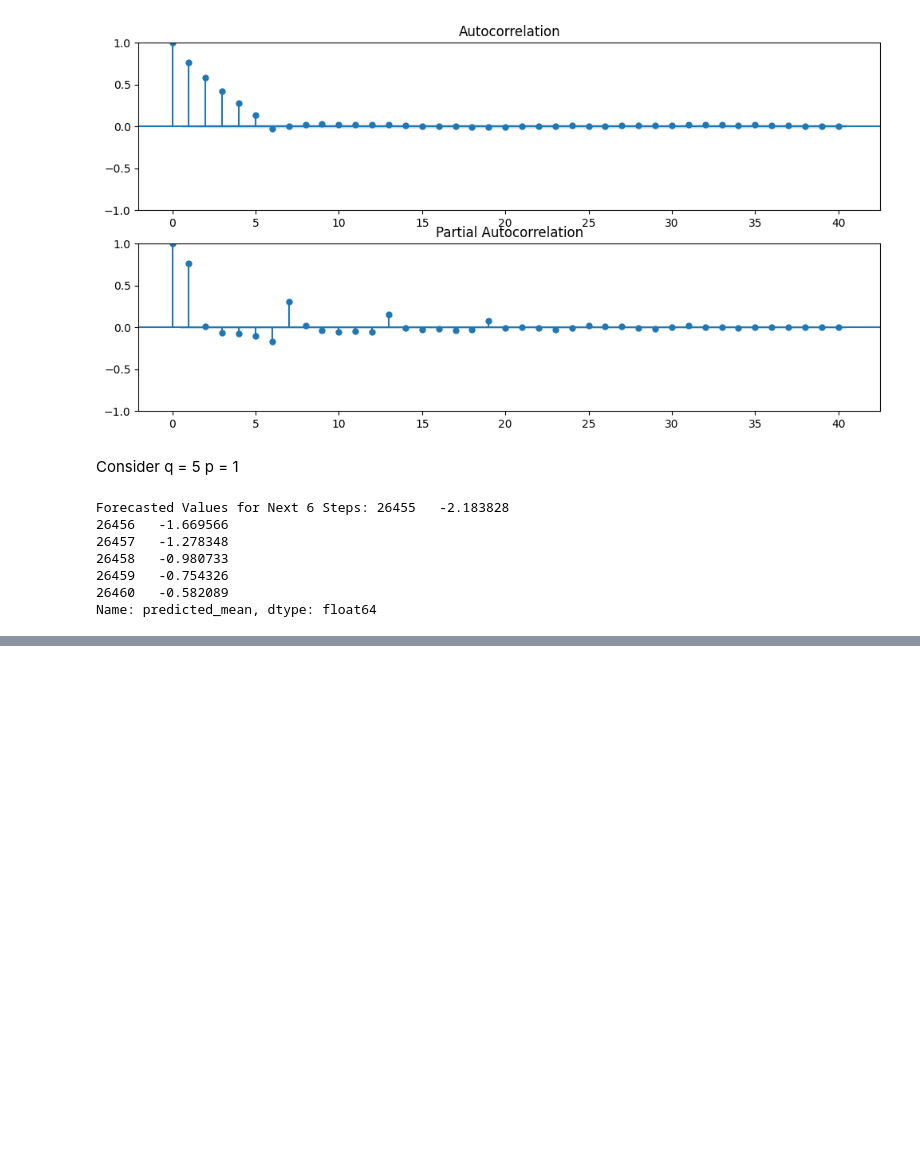
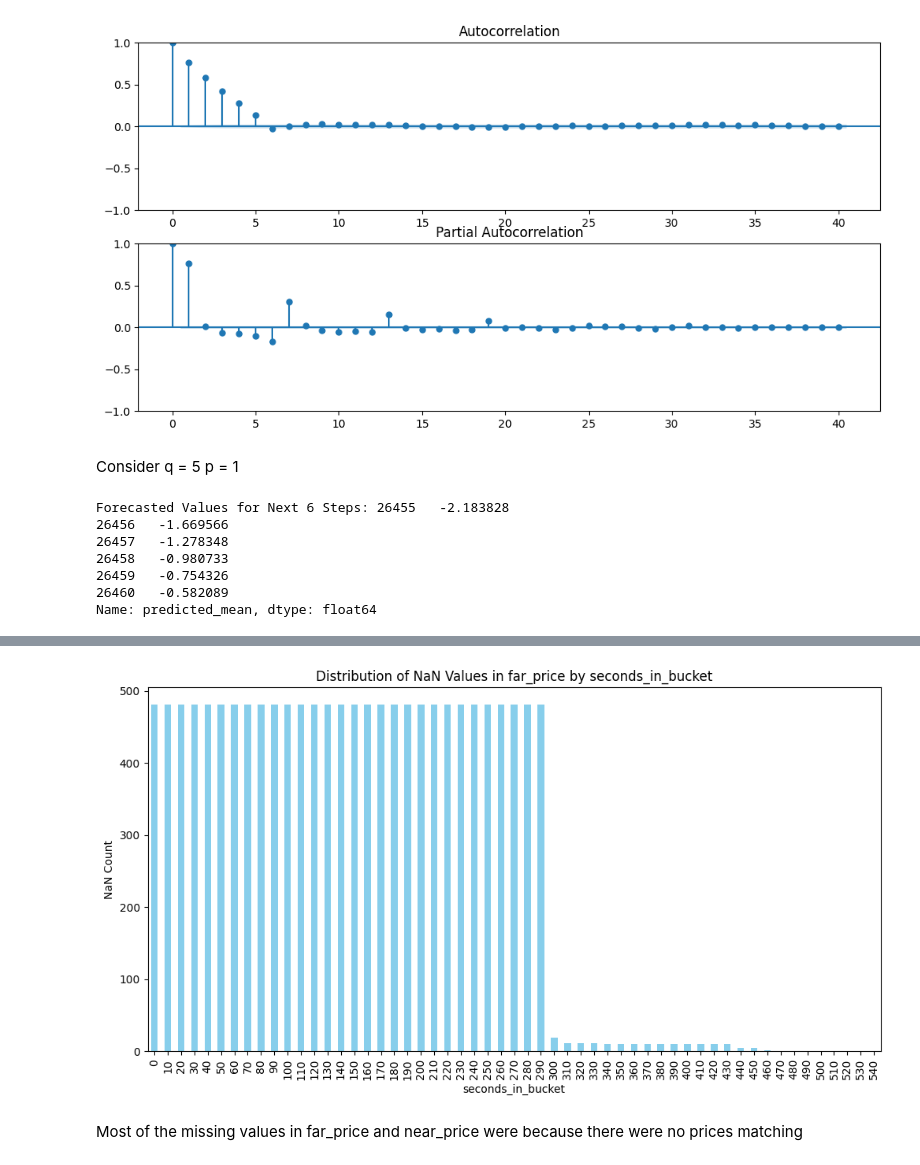
Before and after one commit to UNT-CSCE-Projects/US_stock_market_prediction, a Jupyter notebook: Optiver_stock_closing_price.ipynb, the cells around one changed output, grey strips where cells are left out. Drawn from its saved outputs; the diff is of its cells as text; code cells hidden in the pictures; blank space fills up the shorter version.

```diff
--- a/Optiver_stock_closing_price.ipynb
+++ b/Optiver_stock_closing_price.ipynb
@@ -360,0 +393,22 @@ Name: predicted_mean, dtype: float64
+# %%
+import pandas as pd
+import matplotlib.pyplot as plt
+
+# Assuming you have your data in a DataFrame named 'stock_52'
+# Replace 'stock_52' with your actual DataFrame name
+
+# Group the data by 'seconds_in_bucket' and calculate the count of NaN values in 'far_price'
+nan_count = stock_52.groupby('seconds_in_bucket')['far_price'].apply(lambda x: x.isna().sum())
+
+# Create a bar chart to visualize the distribution of NaN values
+plt.figure(figsize=(12, 6))
+nan_count.plot(kind='bar', color='skyblue')
+plt.title('Distribution of NaN Values in far_price by seconds_in_bucket')
+plt.xlabel('seconds_in_bucket')
+plt.ylabel('NaN Count')
+plt.xticks(rotation=90)
+plt.show()
+# %% [output]
+[figure, added]
+# %% [markdown]
+Most of the missing values in far_price and near_price were because there were no prices matching
```
Also changed, not shown: parts of 15 cells of this notebook.
